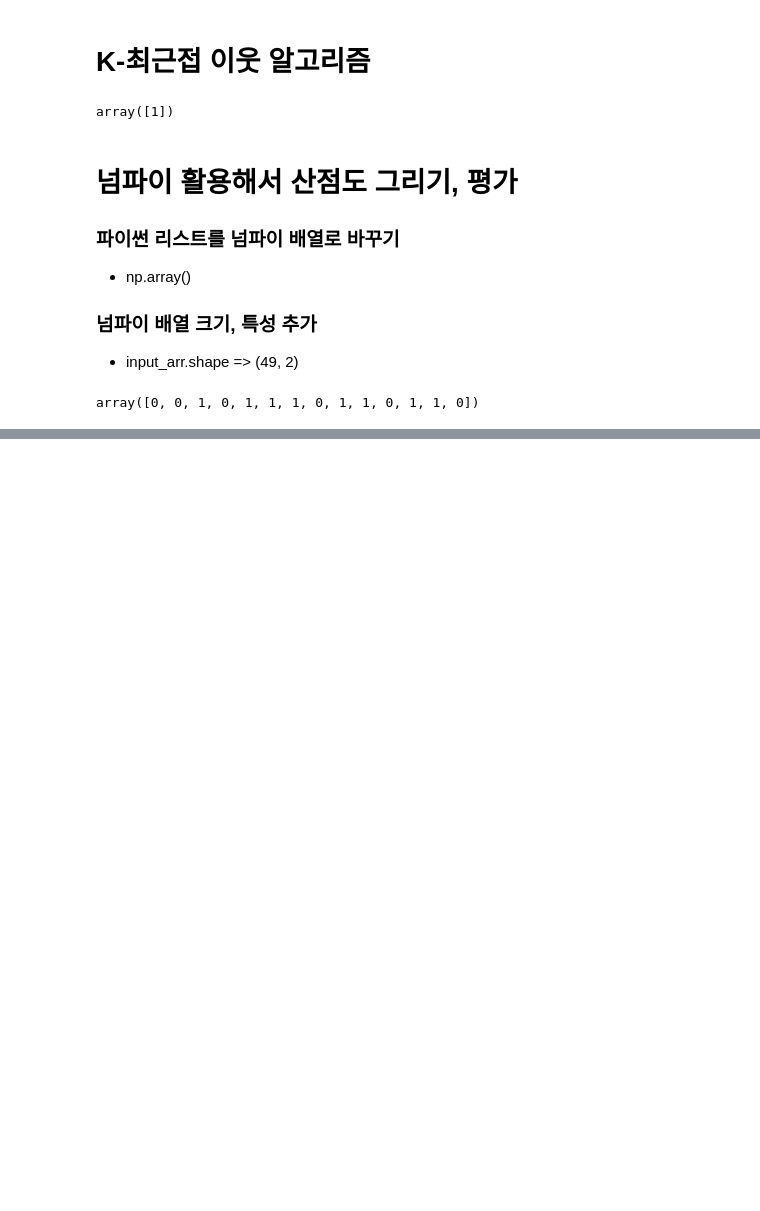
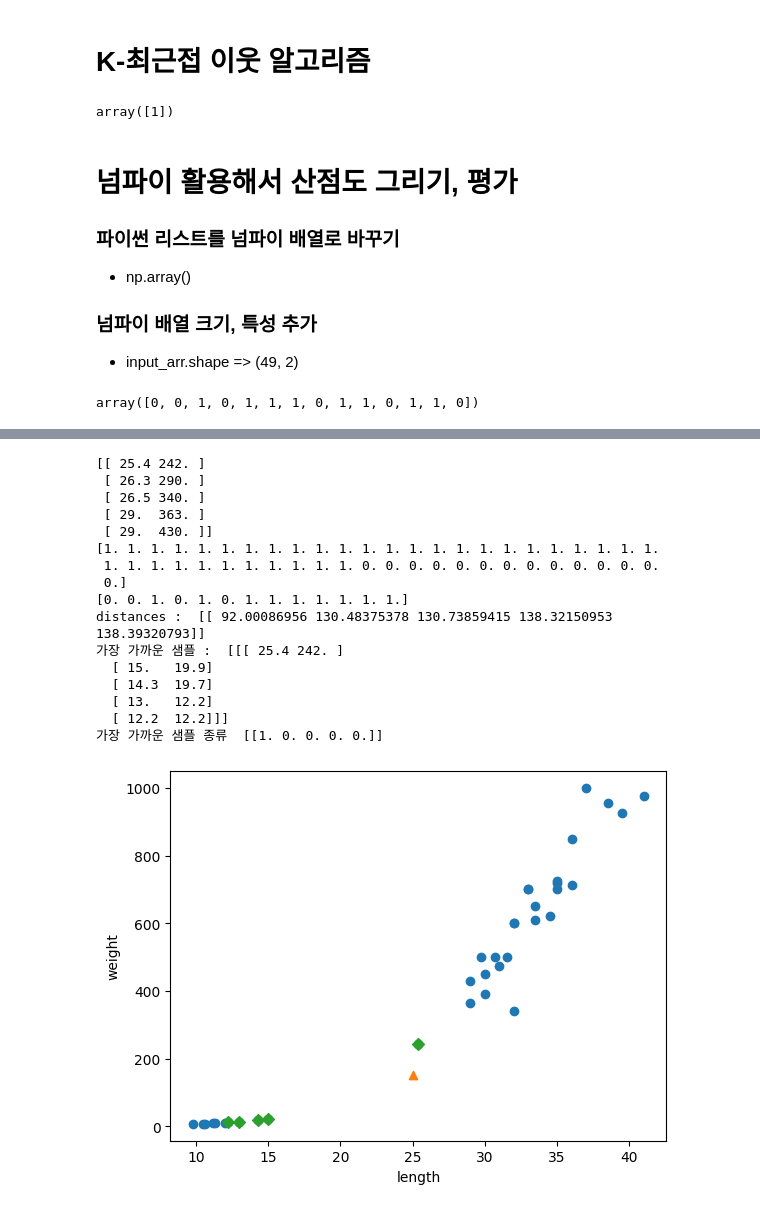
Before and after one commit to dkaskgkdua/ai_study, a Jupyter notebook: ai_test.ipynb, the cells around one changed output, grey strips where cells are left out. Drawn from its saved outputs; the diff is of its cells as text; code cells hidden in the pictures; blank space fills up the shorter version.

```diff
--- a/ai_test.ipynb
+++ b/ai_test.ipynb
@@ -97,0 +108,63 @@ array([0, 0, 1, 0, 1, 1, 1, 0, 1, 1, 0, 1, 1, 0])
+# %%
+import numpy as np
+from sklearn.model_selection import train_test_split
+import matplotlib.pyplot as plt
+from sklearn.neighbors import KNeighborsClassifier
+
+fish_length = [25.4, 26.3, 26.5, 29.0, 29.0, 29.7, 29.7, 30.0, 30.0, 30.7, 31.0, 31.0,
+                31.5, 32.0, 32.0, 32.0, 33.0, 33.0, 33.5, 33.5, 34.0, 34.0, 34.5, 35.0,
+                35.0, 35.0, 35.0, 36.0, 36.0, 37.0, 38.5, 38.5, 39.5, 41.0, 41.0, 9.8,
+                10.5, 10.6, 11.0, 11.2, 11.3, 11.8, 11.8, 12.0, 12.2, 12.4, 13.0, 14.3, 15.0]
+fish_weight = [242.0, 290.0, 340.0, 363.0, 430.0, 450.0, 500.0, 390.0, 450.0, 500.0, 475.0, 500.0,
+                500.0, 340.0, 600.0, 600.0, 700.0, 700.0, 610.0, 650.0, 575.0, 685.0, 620.0, 680.0,
+                700.0, 725.0, 720.0, 714.0, 850.0, 1000.0, 920.0, 955.0, 925.0, 975.0, 950.0, 6.7,
+                7.5, 7.0, 9.7, 9.8, 8.7, 10.0, 9.9, 9.8, 12.2, 13.4, 12.2, 19.7, 19.9]
+
+fish_data = np.column_stack((fish_length, fish_weight))
+
+print(fish_data[:5])
+
+fish_target = np.concatenate((np.ones(35), np.zeros(14)))
+
+print(fish_target)
+#  random_state는 랜덤 시드 지정
+# stratify는 샘플링 편향을 막기 위해 해당 데이터를 클래스 비율에 맞게 데이터를 나눠줌
+train_input, test_input, train_target, test_target = train_test_split(fish_data, fish_target, stratify=fish_target, random_state = 42)
+
+print(test_target)
+
+kn = KNeighborsClassifier()
+kn.fit(train_input, train_target)
+kn.score(test_input, test_target)
+distances, indexes = kn.kneighbors([[25, 150]])
+
+print("distances : " , distances)
+print("가장 가까운 샘플 : " , train_input[indexes])
+print("가장 가까운 샘플 종류 " , train_target[indexes])
+# 빙어가 4개나 된다.
+
+# 산점도 그리기
+plt.scatter(train_input[:,0], train_input[:,1])
+plt.scatter(25, 150, marker='^')
+plt.scatter(train_input[indexes, 0], train_input[indexes, 1], marker='D')
+plt.xlabel('length')
+plt.ylabel('weight')
+plt.show()
+# %% [output]
+[[ 25.4 242. ]
+ [ 26.3 290. ]
+ [ 26.5 340. ]
+ [ 29.  363. ]
+ [ 29.  430. ]]
+[1. 1. 1. 1. 1. 1. 1. 1. 1. 1. 1. 1. 1. 1. 1. 1. 1. 1. 1. 1. 1. 1. 1. 1.
+ 1. 1. 1. 1. 1. 1. 1. 1. 1. 1. 1. 0. 0. 0. 0. 0. 0. 0. 0. 0. 0. 0. 0. 0.
+ 0.]
+[0. 0. 1. 0. 1. 0. 1. 1. 1. 1. 1. 1. 1.]
+distances :  [[ 92.00086956 130.48375378 130.73859415 138.32150953 138.39320793]]
+가장 가까운 샘플 :  [[[ 25.4 242. ]
+  [ 15.   19.9]
+  [ 14.3  19.7]
+  [ 13.   12.2]
+  [ 12.2  12.2]]]
+가장 가까운 샘플 종류  [[1. 0. 0. 0. 0.]]
+[figure, added]
```
Also changed, not shown: parts of 3 cells of this notebook.
